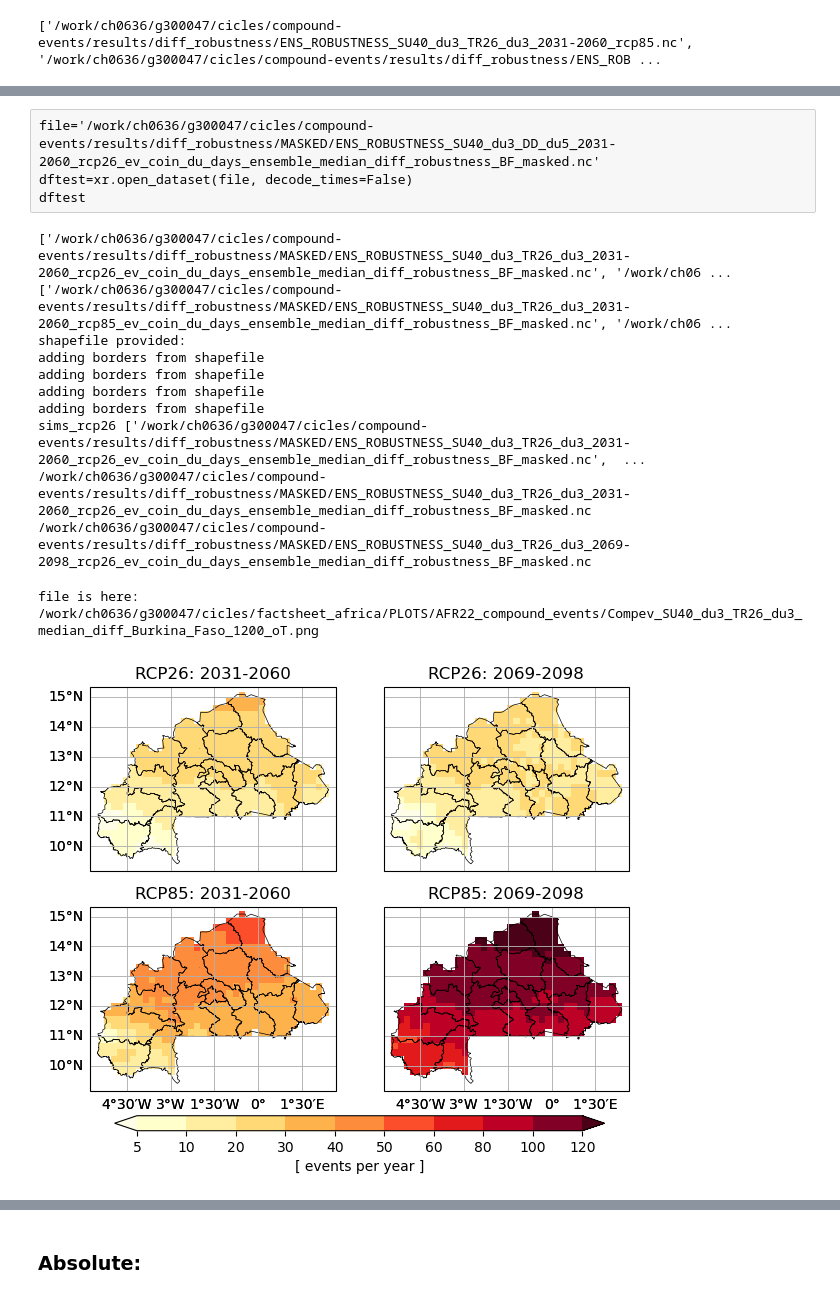
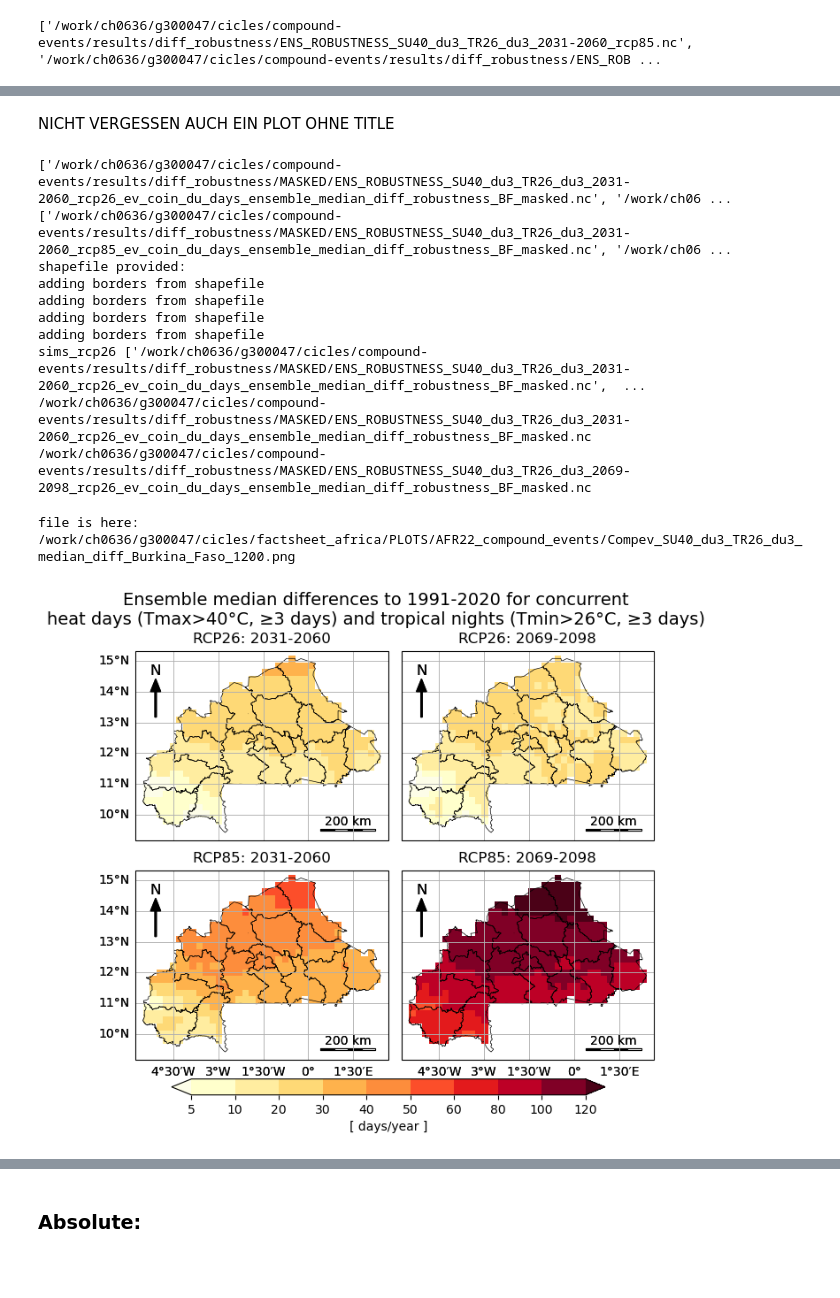
Before and after one commit to KatharinaBuelow/factsheet_africa, a Jupyter notebook: Notebooks/HORIZONTAL/compound_events_diff_per_country_with_boarders.ipynb, the cells around one changed output, grey strips where cells are left out. Cells and saved outputs as stored; diff of their text form; code cells hidden in the pictures; blank space fills up the shorter version.

Commit message:
adjusted plotting routines

```diff
--- a/Notebooks/HORIZONTAL/compound_events_diff_per_country_with_boarders.ipynb
+++ b/Notebooks/HORIZONTAL/compound_events_diff_per_country_with_boarders.ipynb
@@ -182,7 +187,3 @@ Masking ev_coin_du_days_ensemble_median_diff and robustness in /work/ch0636/g300
 Masked files saved:
 ev_coin_du_days_ensemble_median_diff and robustness rcp26: ['/work/ch0636/g300047/cicles/compound-events/results/diff_robustness/MASKED/ENS_ROBUSTNESS_SU40_du3_TR26_du3_2031-2060_rcp26_ev_coin_du_days ...
 ev_coin_du_days_ensemble_median_diff and robustness rcp85: ['/work/ch0636/g300047/cicles/compound-events/results/diff_robustness/MASKED/ENS_ROBUSTNESS_SU40_du3_TR26_du3_2031-2060_rcp85_ev_coin_du_days ...
-# %% [raw]
-file='/work/ch0636/g300047/cicles/compound-events/results/diff_robustness/MASKED/ENS_ROBUSTNESS_SU40_du3_DD_du5_2031-2060_rcp26_ev_coin_du_days_ensemble_median_diff_robustness_BF_masked.nc'
-dftest=xr.open_dataset(file, decode_times=False)
-dftest
@@ -189,36 +196,40 @@ dftest
+# %% [markdown]
+NICHT VERGESSEN AUCH EIN PLOT OHNE TITLE
 # %%
+#PLOT
+# have a look if levels are suitable:
 #level_steps = min_max_levels(sims_rcp26_masked, sims_rcp85_masked, var1)
-color_steps, level_steps = colorsteps_comp_ev(var1, var_pattern)
+#color_steps, level_steps = colorsteps_comp_ev(var, var_pattern)
 
 plot_diff_compev(
     sims_rcp26_masked,
     sims_rcp85_masked,
     level_steps,
     color_steps,
     plotdir,
-    title='',
+    title=title,
     var=var,
     var_pattern=var_pattern,
     robustness=True,
     westafrica=True,
     shapefile=shpfile_country,
     country=country,
     user_dpi=1200,
     rows=2,
     columns=2,
-    fancy=None,
+    fancy=True,
 
 )
 # %% [output]
 ['/work/ch0636/g300047/cicles/compound-events/results/diff_robustness/MASKED/ENS_ROBUSTNESS_SU40_du3_TR26_du3_2031-2060_rcp26_ev_coin_du_days_ensemble_median_diff_robustness_BF_masked.nc', '/work/ch06 ...
 ['/work/ch0636/g300047/cicles/compound-events/results/diff_robustness/MASKED/ENS_ROBUSTNESS_SU40_du3_TR26_du3_2031-2060_rcp85_ev_coin_du_days_ensemble_median_diff_robustness_BF_masked.nc', '/work/ch06 ...
 shapefile provided:
 adding borders from shapefile
 adding borders from shapefile
 adding borders from shapefile
 adding borders from shapefile
 sims_rcp26 ['/work/ch0636/g300047/cicles/compound-events/results/diff_robustness/MASKED/ENS_ROBUSTNESS_SU40_du3_TR26_du3_2031-2060_rcp26_ev_coin_du_days_ensemble_median_diff_robustness_BF_masked.nc',  ...
 /work/ch0636/g300047/cicles/compound-events/results/diff_robustness/MASKED/ENS_ROBUSTNESS_SU40_du3_TR26_du3_2031-2060_rcp26_ev_coin_du_days_ensemble_median_diff_robustness_BF_masked.nc
 /work/ch0636/g300047/cicles/compound-events/results/diff_robustness/MASKED/ENS_ROBUSTNESS_SU40_du3_TR26_du3_2069-2098_rcp26_ev_coin_du_days_ensemble_median_diff_robustness_BF_masked.nc
-file is here: /work/ch0636/g300047/cicles/factsheet_africa/PLOTS/AFR22_compound_events/Compev_SU40_du3_TR26_du3_median_diff_Burkina_Faso_1200_oT.png
+file is here: /work/ch0636/g300047/cicles/factsheet_africa/PLOTS/AFR22_compound_events/Compev_SU40_du3_TR26_du3_median_diff_Burkina_Faso_1200.png
-[figure, old version]
+[figure, new version]
```
Also changed, not shown: parts of 15 cells of this notebook, 3 other files.
